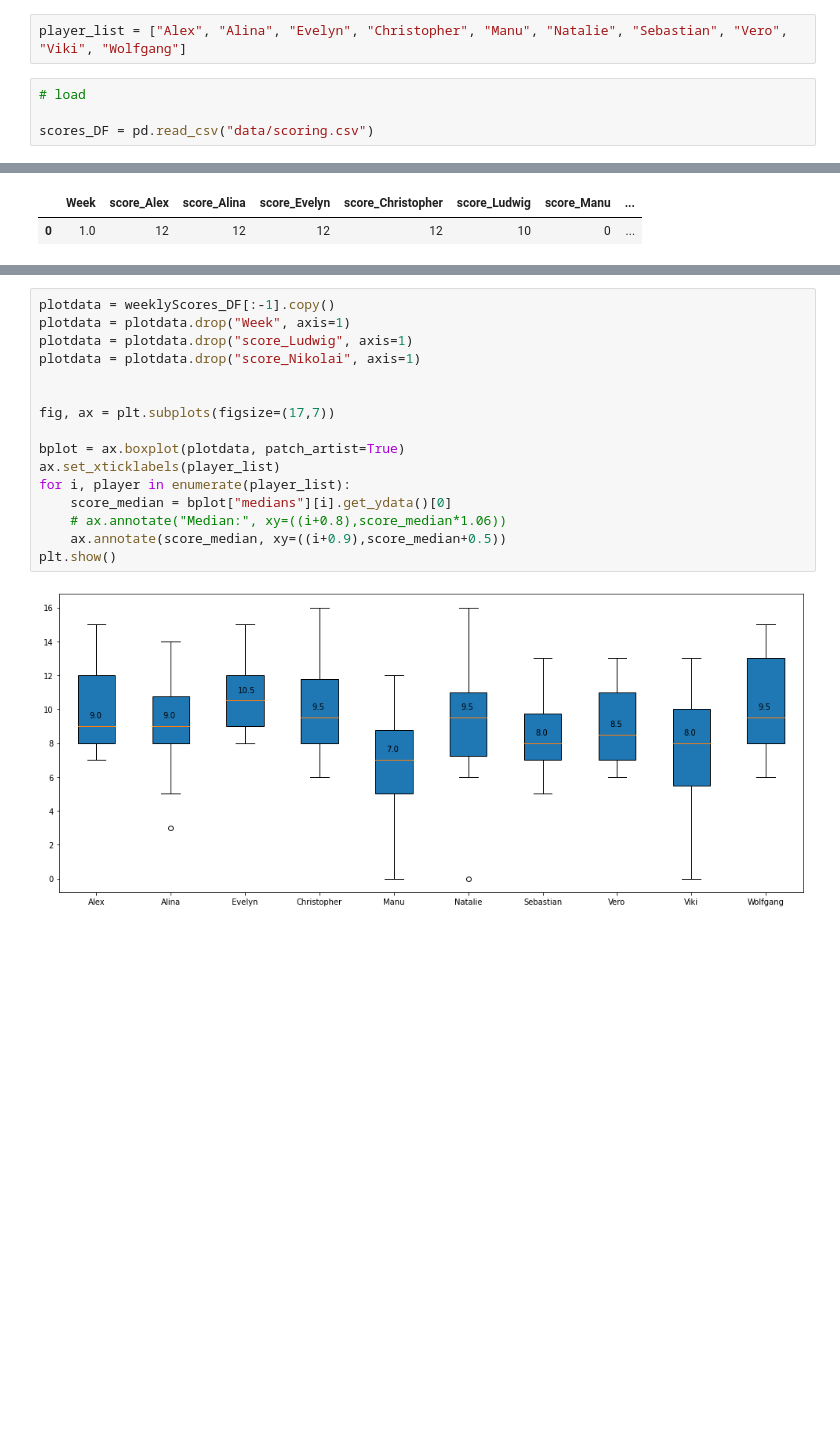
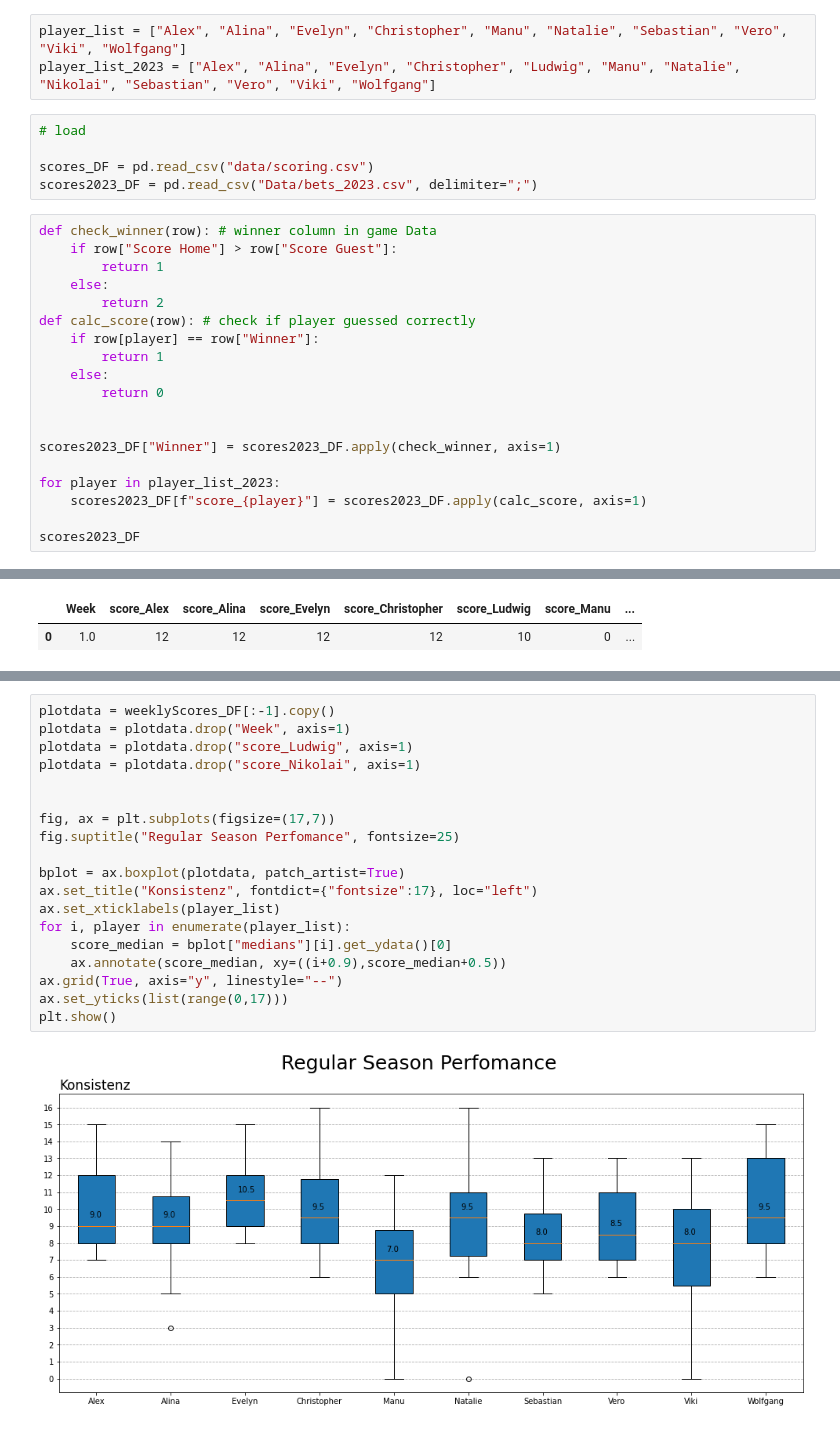
Before and after one commit to AlexSchinnerl/nfl_2024, a Jupyter notebook: nflPlots.ipynb, the cells around one changed output, grey strips where cells are left out. Cells and saved outputs as stored; diff of their text form; blank space fills up the shorter version.

```diff
--- a/nflPlots.ipynb
+++ b/nflPlots.ipynb
@@ -3,7 +3,28 @@ import matplotlib.pyplot as plt
 import pandas as pd
 # %%
 player_list = ["Alex", "Alina", "Evelyn", "Christopher", "Manu", "Natalie", "Sebastian", "Vero", "Viki", "Wolfgang"]
+player_list_2023 = ["Alex", "Alina", "Evelyn", "Christopher", "Ludwig", "Manu", "Natalie", "Nikolai", "Sebastian", "Vero", "Viki", "Wolfgang"]
 # %%
 # load
 
 scores_DF = pd.read_csv("data/scoring.csv")
+scores2023_DF = pd.read_csv("Data/bets_2023.csv", delimiter=";")
+# %%
+def check_winner(row): # winner column in game Data
+    if row["Score Home"] > row["Score Guest"]:
+        return 1
+    else:
+        return 2
+def calc_score(row): # check if player guessed correctly
+    if row[player] == row["Winner"]:
+        return 1
+    else:
+        return 0
+
+
+scores2023_DF["Winner"] = scores2023_DF.apply(check_winner, axis=1)
+
+for player in player_list_2023:
+    scores2023_DF[f"score_{player}"] = scores2023_DF.apply(calc_score, axis=1)
+
+scores2023_DF
@@ -61,18 +159,21 @@ weeklyScores_DF.loc[weeklyScores_DF["Week"]==1]
 # %%
 plotdata = weeklyScores_DF[:-1].copy()
 plotdata = plotdata.drop("Week", axis=1)
 plotdata = plotdata.drop("score_Ludwig", axis=1)
 plotdata = plotdata.drop("score_Nikolai", axis=1)
 
 
 fig, ax = plt.subplots(figsize=(17,7))
+fig.suptitle("Regular Season Perfomance", fontsize=25)
 
 bplot = ax.boxplot(plotdata, patch_artist=True)
+ax.set_title("Konsistenz", fontdict={"fontsize":17}, loc="left")
 ax.set_xticklabels(player_list)
 for i, player in enumerate(player_list):
     score_median = bplot["medians"][i].get_ydata()[0]
-    # ax.annotate("Median:", xy=((i+0.8),score_median*1.06))
     ax.annotate(score_median, xy=((i+0.9),score_median+0.5))
+ax.grid(True, axis="y", linestyle="--")
+ax.set_yticks(list(range(0,17)))
 plt.show()
 # %% [output]
-[figure, old version]
+[figure, new version]
```
Also changed, not shown: parts of 11 cells of this notebook, 4 other files.
